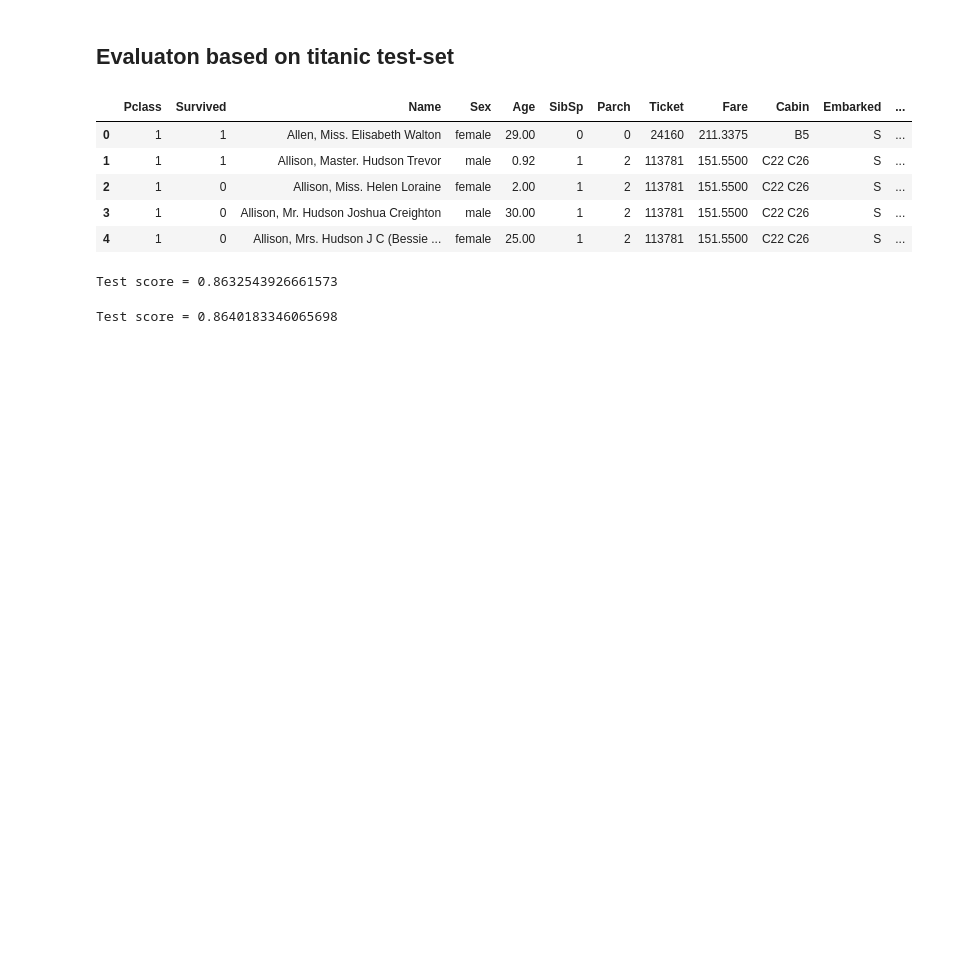
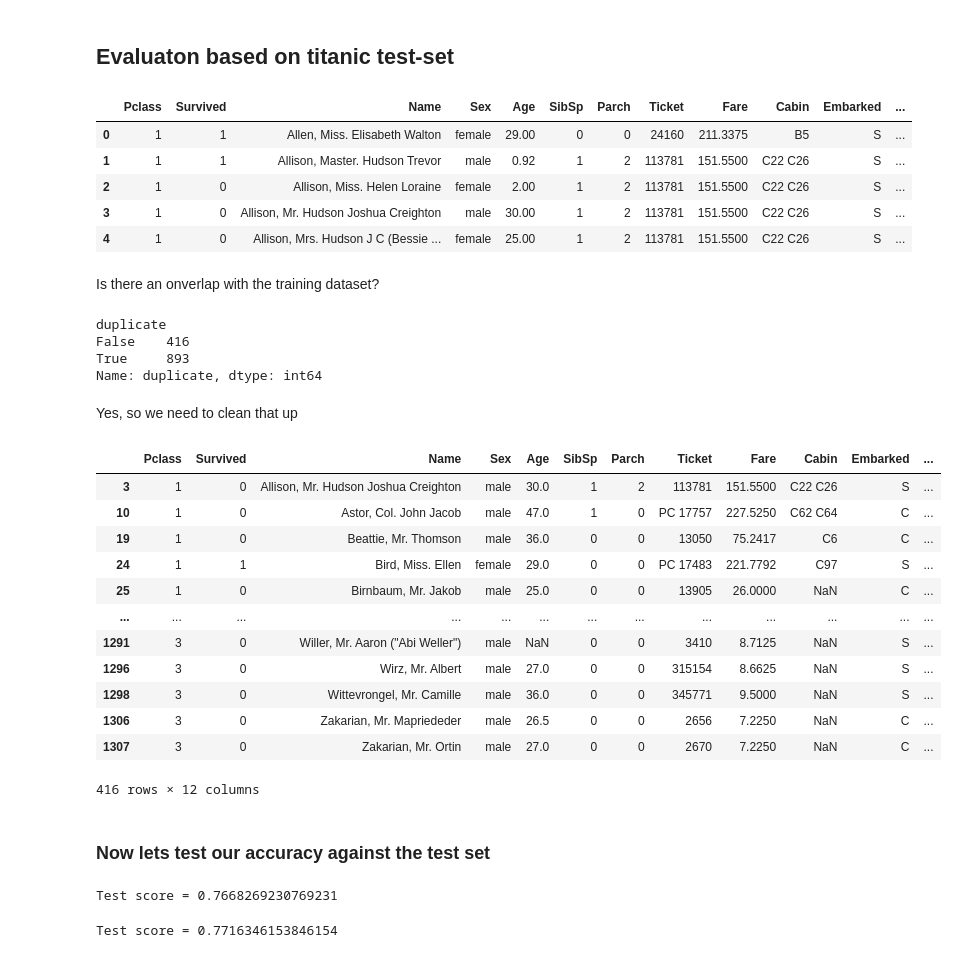
Before and after one commit to albrecht-flo/MALIS-survival-prediction, a Jupyter notebook: data/RandomForest_exploration.ipynb, the cells around one changed output. Drawn from its saved outputs; the diff is of its cells as text; code cells hidden in the pictures; blank space fills up the shorter version.

Commit message:
Fixed fuckup where the training data was part of the test set! BIG UPS

```diff
--- a/data/RandomForest_exploration.ipynb
+++ b/data/RandomForest_exploration.ipynb
@@ -240,9 +240,54 @@ titanic_test_with_labels.head()
 | 2 | 1 | 0 | Allison, Miss. Helen Loraine | female | 2.00 | 1 | 2 | 113781 | 151.5500 | C22 C26 | S | ... |
 | 3 | 1 | 0 | Allison, Mr. Hudson Joshua Creighton | male | 30.00 | 1 | 2 | 113781 | 151.5500 | C22 C26 | S | ... |
 | 4 | 1 | 0 | Allison, Mrs. Hudson J C (Bessie ... | female | 25.00 | 1 | 2 | 113781 | 151.5500 | C22 C26 | S | ... |
+# %% [markdown]
+Is there an onverlap with the training dataset?
+# %%
+merge = titanic_test_with_labels.merge(titanic_train, on=["Name"], how='left', indicator=True)
+merge["duplicate"] = merge["_merge"] == "both"
+merge.groupby("duplicate")["duplicate"].count()
+# %% [output]
+duplicate
+False    416
+True     893
+Name: duplicate, dtype: int64
+# %% [markdown]
+Yes, so we need to clean that up
+# %%
+titanic_test_with_labels_u = titanic_test_with_labels.merge(titanic_train, on=["Name"], how='outer', indicator=True).query('_merge=="left_only"').drop("_merge", axis=1)
+titanic_test_with_labels_u = titanic_test_with_labels_u.drop(columns=["PassengerId_y", "Survived_y", "Pclass_y", "Age_y", "SibSp_y", "Parch_y", "Ticket_y", "Embarked_y", "Sex_y", "Fare_y", "Cabin_y"])
+titanic_test_with_labels_u.rename(columns={
+    "Pclass_x": "Pclass",
+    "Survived_x": "Survived",
+    "Sex_x": "Sex",
+    "Age_x": "Age",
+    "SibSp_x": "SibSp",
+    "Parch_x": "Parch",
+    "Ticket_x": "Ticket",
+    "Fare_x": "Fare",
+    "Cabin_x": "Cabin",
+    "Embarked_x": "Embarked",
+    "PassengerId_x": "PassengerId",}, inplace=True)
+titanic_test_with_labels_u
+# %% [output]
+|  | Pclass | Survived | Name | Sex | Age | SibSp | Parch | Ticket | Fare | Cabin | Embarked | ... |
+| 3 | 1 | 0 | Allison, Mr. Hudson Joshua Creighton | male | 30.0 | 1 | 2 | 113781 | 151.5500 | C22 C26 | S | ... |
+| 10 | 1 | 0 | Astor, Col. John Jacob | male | 47.0 | 1 | 0 | PC 17757 | 227.5250 | C62 C64 | C | ... |
+| 19 | 1 | 0 | Beattie, Mr. Thomson | male | 36.0 | 0 | 0 | 13050 | 75.2417 | C6 | C | ... |
+| 24 | 1 | 1 | Bird, Miss. Ellen | female | 29.0 | 0 | 0 | PC 17483 | 221.7792 | C97 | S | ... |
+| 25 | 1 | 0 | Birnbaum, Mr. Jakob | male | 25.0 | 0 | 0 | 13905 | 26.0000 | NaN | C | ... |
+| ... | ... | ... | ... | ... | ... | ... | ... | ... | ... | ... | ... | ... |
+| 1291 | 3 | 0 | Willer, Mr. Aaron ("Abi Weller") | male | NaN | 0 | 0 | 3410 | 8.7125 | NaN | S | ... |
+| 1296 | 3 | 0 | Wirz, Mr. Albert | male | 27.0 | 0 | 0 | 315154 | 8.6625 | NaN | S | ... |
+| 1298 | 3 | 0 | Wittevrongel, Mr. Camille | male | 36.0 | 0 | 0 | 345771 | 9.5000 | NaN | S | ... |
+| 1306 | 3 | 0 | Zakarian, Mr. Mapriededer | male | 26.5 | 0 | 0 | 2656 | 7.2250 | NaN | C | ... |
+| 1307 | 3 | 0 | Zakarian, Mr. Ortin | male | 27.0 | 0 | 0 | 2670 | 7.2250 | NaN | C | ... |
+416 rows × 12 columns
+# %% [markdown]
+### Now lets test our accuracy against the test set
 # %%
 # Create test dataset
-titanic_test_with_labels_clean = preprocess(titanic_test_with_labels)
+titanic_test_with_labels_clean = preprocess(titanic_test_with_labels_u)
 # Create training dataset
 test_x = titanic_test_with_labels_clean.drop(columns=['Survived'])
 test_y = titanic_test_with_labels_clean['Survived']
@@ -250,14 +295,14 @@ test_y = titanic_test_with_labels_clean['Survived']
 titianic_test_score = model.score(X=test_x, y=test_y)
 print(f"Test score = {titianic_test_score}")
 # %% [output]
-Test score = 0.8632543926661573
+Test score = 0.7668269230769231
 # %%
 # Train model
 model = sklearn.ensemble.RandomForestClassifier(min_samples_split= 10, n_estimators= 100, criterion='gini', min_samples_leaf= 1)
 model = model.fit(X=train_x, y=train_y)
 
 # Create test dataset
-titanic_test_with_labels_clean = preprocess(titanic_test_with_labels)
+titanic_test_with_labels_clean = preprocess(titanic_test_with_labels_u)
 # Create training dataset
 test_x = titanic_test_with_labels_clean.drop(columns=['Survived'])
 test_y = titanic_test_with_labels_clean['Survived']
@@ -265,4 +310,4 @@ test_y = titanic_test_with_labels_clean['Survived']
 titianic_test_score = model.score(X=test_x, y=test_y)
 print(f"Test score = {titianic_test_score}")
 # %% [output]
-Test score = 0.8640183346065698
+Test score = 0.7716346153846154
```
Also changed, not shown: parts of 2 cells of this notebook, 1 other file.
